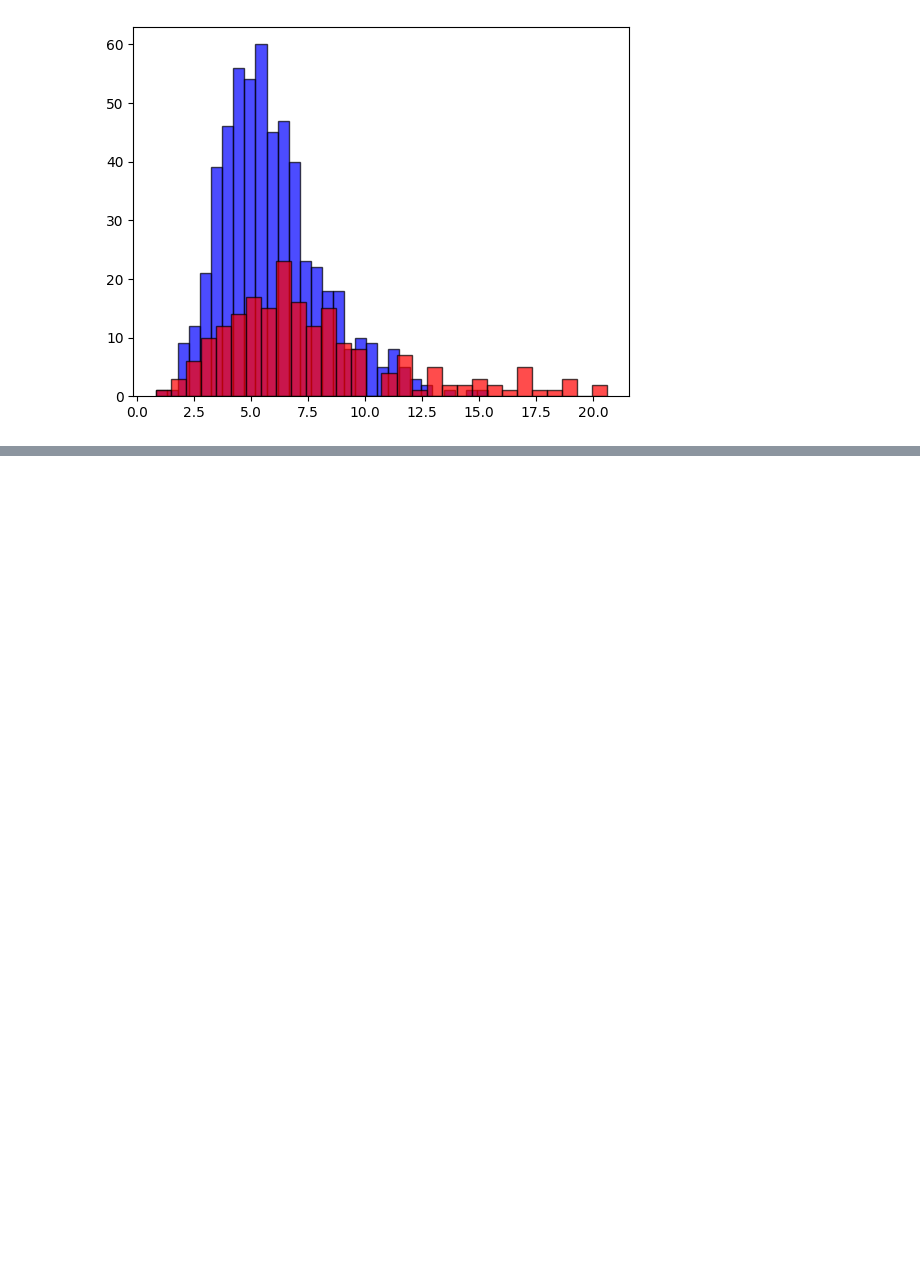
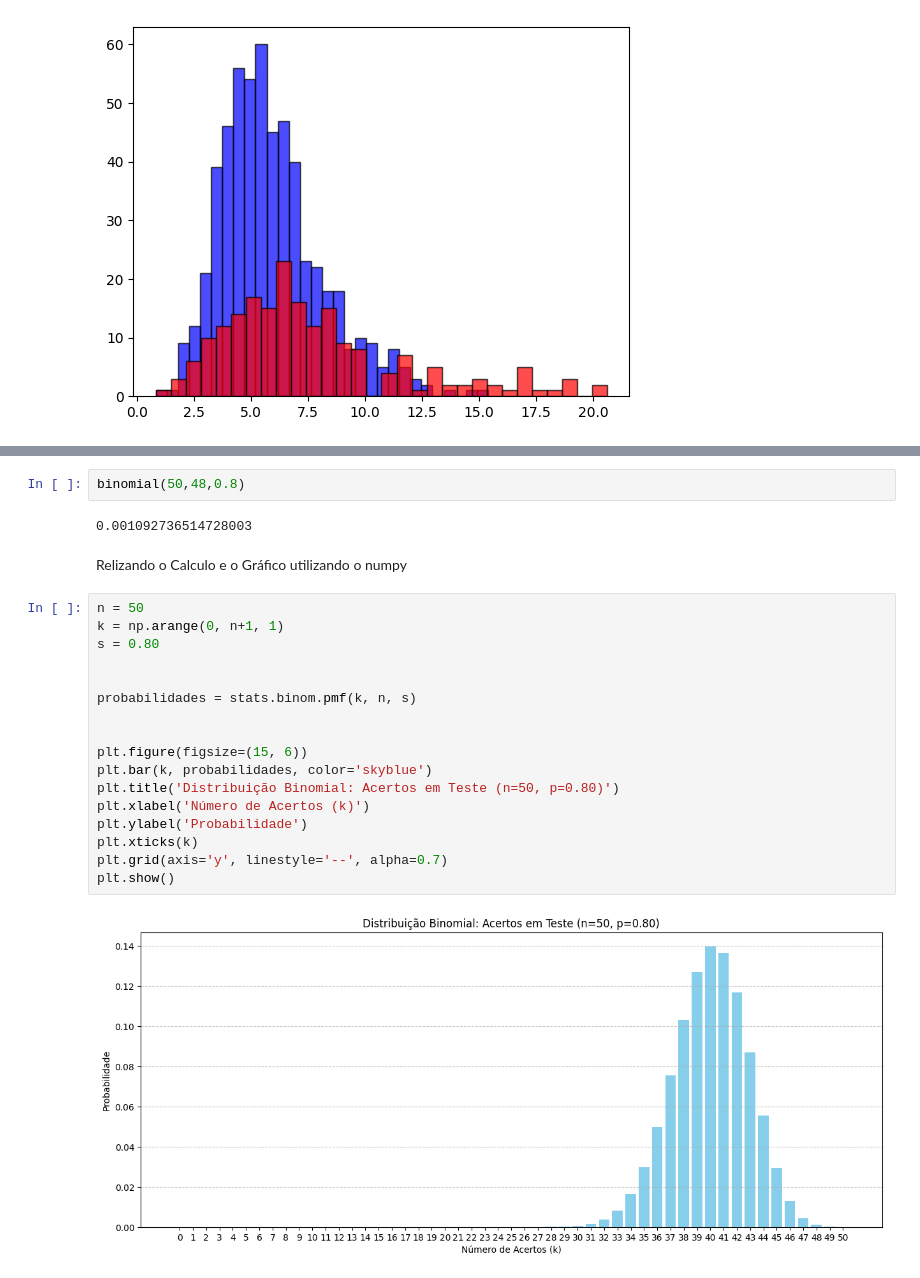
Before and after one commit to dssalim/Topicos_SI_IA, a Jupyter notebook: Atividade_SI_Estatistica_LLMS.ipynb, the cells around one changed output, grey strips where cells are left out. Saved outputs shown, nothing was run; the diff lists cells and outputs as text; blank space fills up the shorter version.

```diff
--- a/Atividade_SI_Estatistica_LLMS.ipynb
+++ b/Atividade_SI_Estatistica_LLMS.ipynb
@@ -87,0 +143,25 @@ plt.show()
+# %%
+binomial(50,48,0.8)
+# %% [output]
+0.001092736514728003
+# %% [markdown]
+Relizando o Calculo e o Gráfico utilizando o numpy
+# %%
+n = 50
+k = np.arange(0, n+1, 1)
+s = 0.80
+
+
+probabilidades = stats.binom.pmf(k, n, s)
+
+
+plt.figure(figsize=(15, 6))
+plt.bar(k, probabilidades, color='skyblue')
+plt.title('Distribuição Binomial: Acertos em Teste (n=50, p=0.80)')
+plt.xlabel('Número de Acertos (k)')
+plt.ylabel('Probabilidade')
+plt.xticks(k)
+plt.grid(axis='y', linestyle='--', alpha=0.7)
+plt.show()
+# %% [output]
+[figure, added]
```
Also changed, not shown: parts of 11 cells of this notebook.
